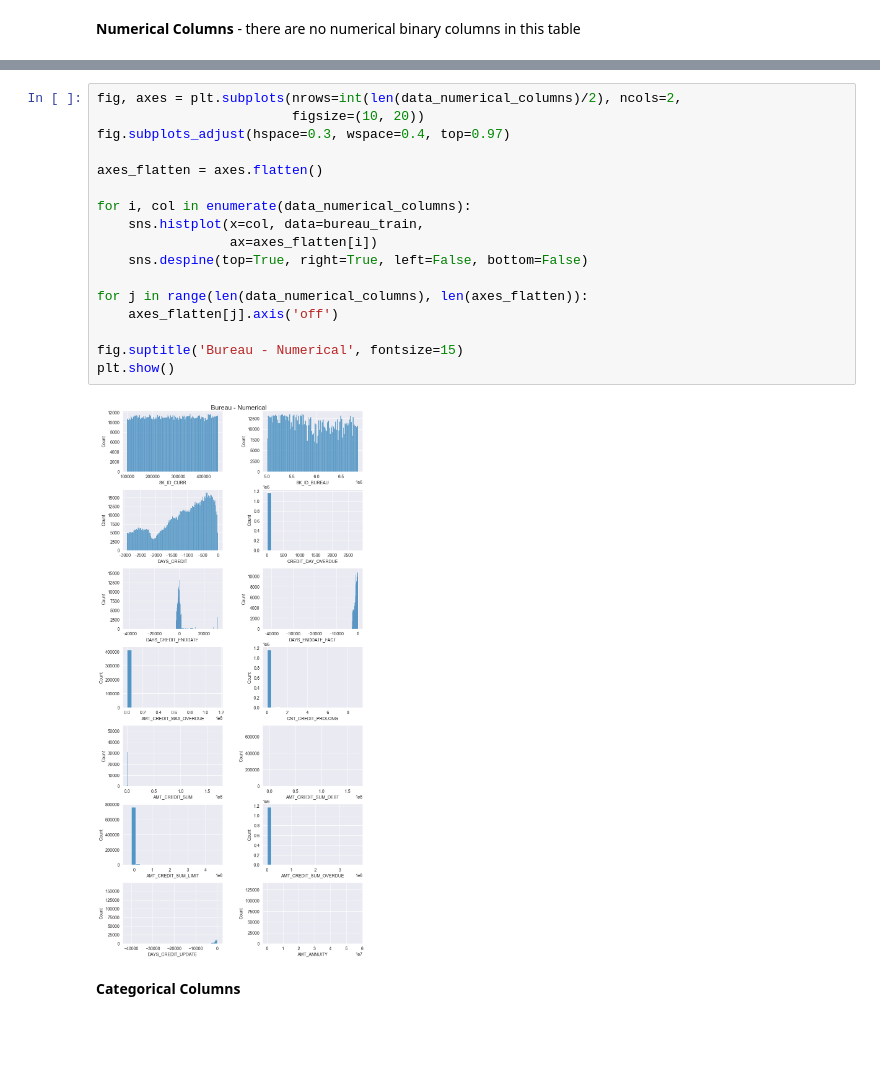
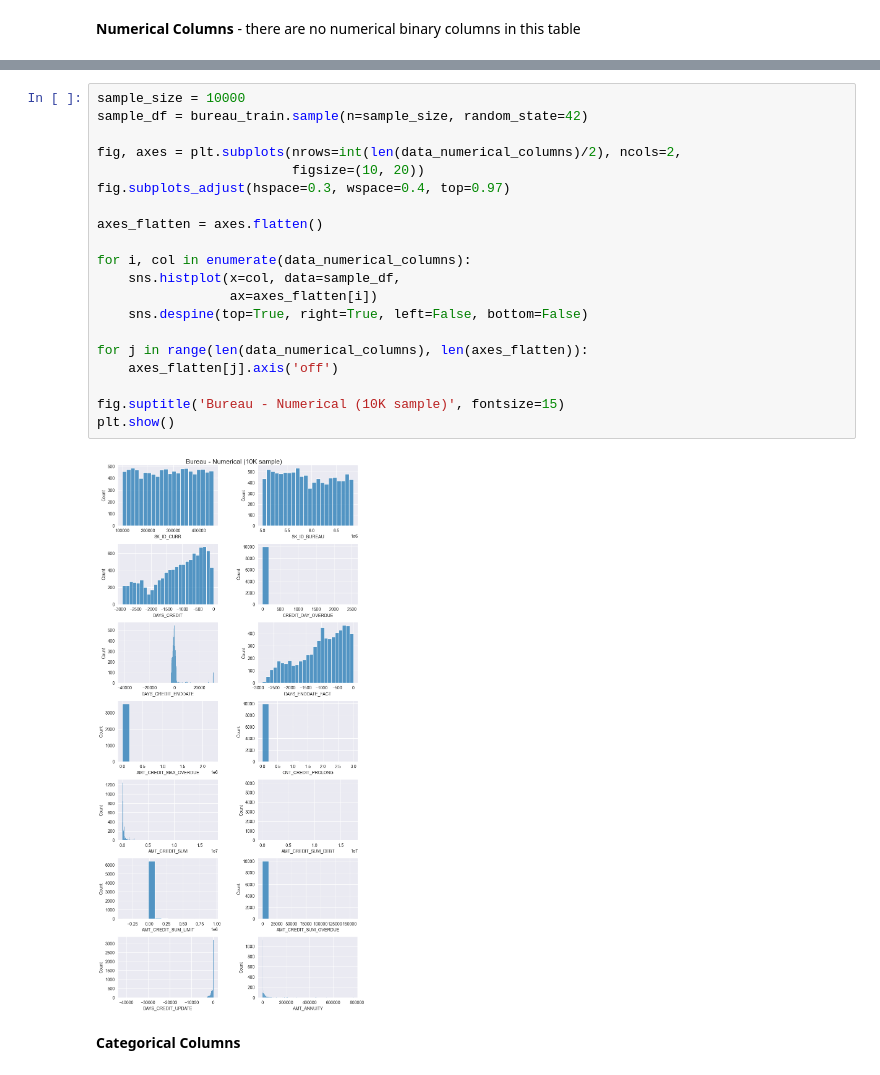
Before and after one commit to CelineChiLamNg/home_credit_default_prediction, a Jupyter notebook: notebooks/home_credit_2.ipynb, the cells around one changed output, grey strips where cells are left out. Cells and saved outputs as stored; diff of their text form; blank space fills up the shorter version.

```diff
--- a/notebooks/home_credit_2.ipynb
+++ b/notebooks/home_credit_2.ipynb
@@ -390,24 +392,27 @@ bureau_train[data_numerical_columns].describe()
 | 75% | 3.675660e+05 | 6.362872e+06 | -4.700000e+02 | 0.000000e+00 | 4.750000e+02 | -428.000000 | ... |
 | max | 4.562550e+05 | 6.843457e+06 | 0.000000e+00 | 2.792000e+03 | 3.119900e+04 | 0.000000 | ... |
 # %%
+sample_size = 10000
+sample_df = bureau_train.sample(n=sample_size, random_state=42)
+
 fig, axes = plt.subplots(nrows=int(len(data_numerical_columns)/2), ncols=2,
                          figsize=(10, 20))
 fig.subplots_adjust(hspace=0.3, wspace=0.4, top=0.97)
 
 axes_flatten = axes.flatten()
 
 for i, col in enumerate(data_numerical_columns):
-    sns.histplot(x=col, data=bureau_train,
+    sns.histplot(x=col, data=sample_df,
                  ax=axes_flatten[i])
     sns.despine(top=True, right=True, left=False, bottom=False)
 
 for j in range(len(data_numerical_columns), len(axes_flatten)):
     axes_flatten[j].axis('off')
 
-fig.suptitle('Bureau - Numerical', fontsize=15)
+fig.suptitle('Bureau - Numerical (10K sample)', fontsize=15)
 plt.show()
 # %% [output]
-[figure, old version]
+[figure, new version]
 # %% [markdown]
 **Categorical Columns**
 # %%
```
Also changed, not shown: parts of 16 cells of this notebook, 2 other files.
